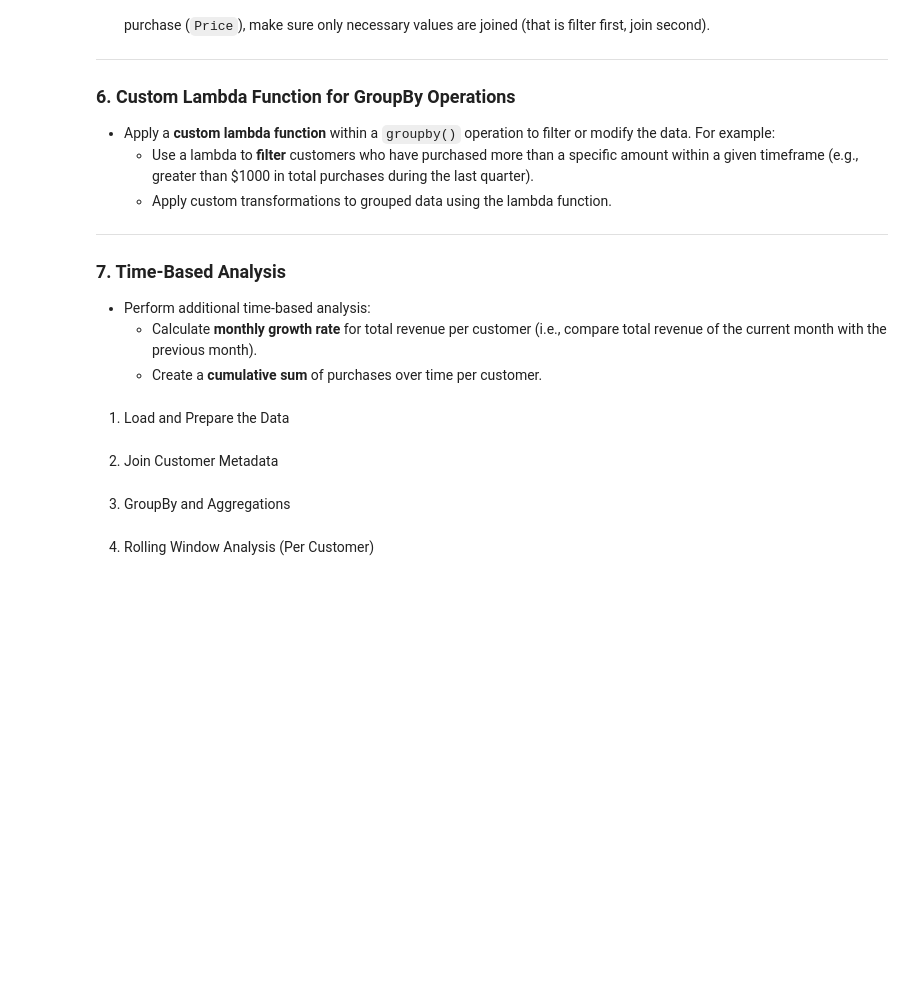
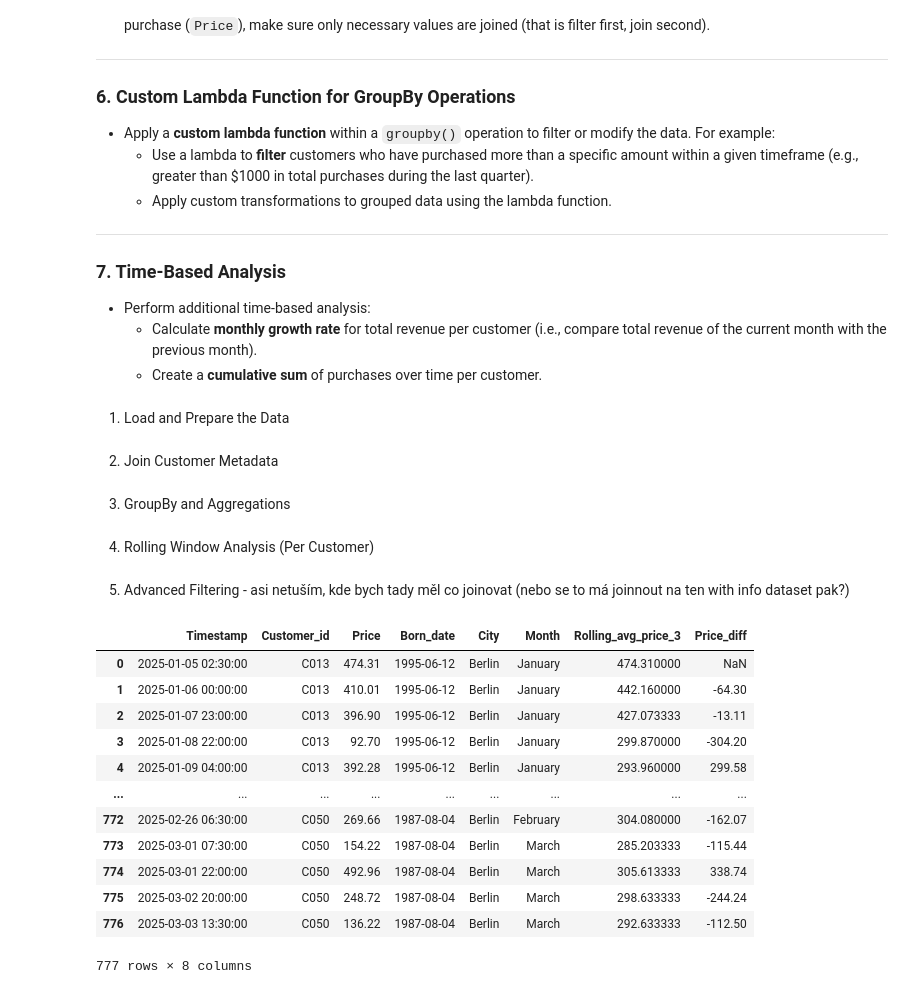
Before and after one commit to jzahorec/python-for-data-science, a Jupyter notebook: assignment4.ipynb, the cells around one changed output. Drawn from its saved outputs; the diff is of its cells as text; code cells hidden in the pictures; blank space fills up the shorter version.

```diff
--- a/assignment4.ipynb
+++ b/assignment4.ipynb
@@ -568,0 +573,21 @@ total_monthly_revenue_city = df_with_info.groupby(['City', 'Month']).agg(
+# %% [markdown]
+5. Advanced Filtering - asi netuším, kde bych tady měl co joinovat (nebo se to má joinnout na ten with info dataset pak?)
+# %%
+df_from_Berlin = df_with_info[df_with_info['City']=='Berlin']
+df_from_Berlin = df_from_Berlin.sort_values(['Customer_id', 'Timestamp']).reset_index(drop=True)
+df_from_Berlin['Rolling_avg_price_3'] = df_from_Berlin.groupby('Customer_id')['Price'].rolling(3, min_periods=1).mean().reset_index(drop=True)
+df_from_Berlin['Price_diff'] = df_from_Berlin.groupby('Customer_id')['Price'].diff()
+# %% [output]
+|  | Timestamp | Customer_id | Price | Born_date | City | Month | Rolling_avg_price_3 | Price_diff |
+| 0 | 2025-01-05 02:30:00 | C013 | 474.31 | 1995-06-12 | Berlin | January | 474.310000 | NaN |
+| 1 | 2025-01-06 00:00:00 | C013 | 410.01 | 1995-06-12 | Berlin | January | 442.160000 | -64.30 |
+| 2 | 2025-01-07 23:00:00 | C013 | 396.90 | 1995-06-12 | Berlin | January | 427.073333 | -13.11 |
+| 3 | 2025-01-08 22:00:00 | C013 | 92.70 | 1995-06-12 | Berlin | January | 299.870000 | -304.20 |
+| 4 | 2025-01-09 04:00:00 | C013 | 392.28 | 1995-06-12 | Berlin | January | 293.960000 | 299.58 |
+| ... | ... | ... | ... | ... | ... | ... | ... | ... |
+| 772 | 2025-02-26 06:30:00 | C050 | 269.66 | 1987-08-04 | Berlin | February | 304.080000 | -162.07 |
+| 773 | 2025-03-01 07:30:00 | C050 | 154.22 | 1987-08-04 | Berlin | March | 285.203333 | -115.44 |
+| 774 | 2025-03-01 22:00:00 | C050 | 492.96 | 1987-08-04 | Berlin | March | 305.613333 | 338.74 |
+| 775 | 2025-03-02 20:00:00 | C050 | 248.72 | 1987-08-04 | Berlin | March | 298.633333 | -244.24 |
+| 776 | 2025-03-03 13:30:00 | C050 | 136.22 | 1987-08-04 | Berlin | March | 292.633333 | -112.50 |
+777 rows × 8 columns
```
Also changed, not shown: parts of 4 cells of this notebook.
